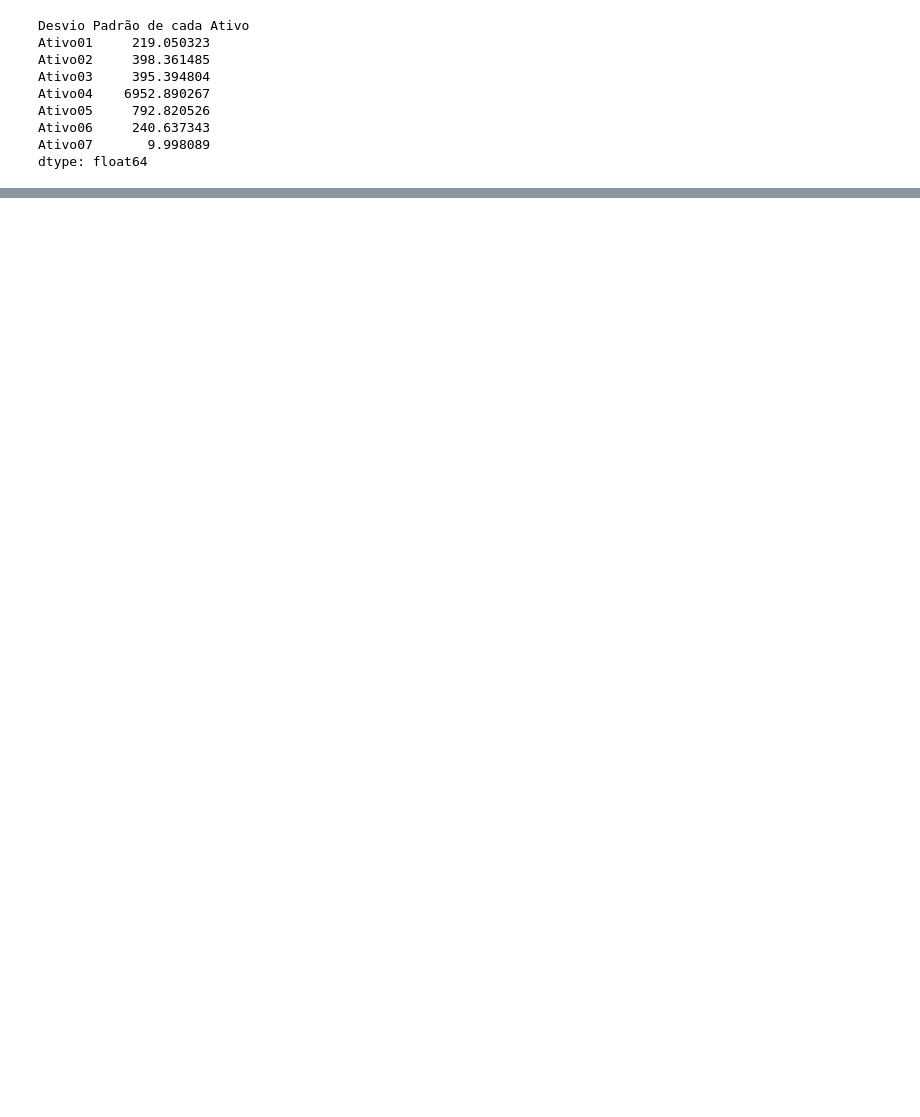
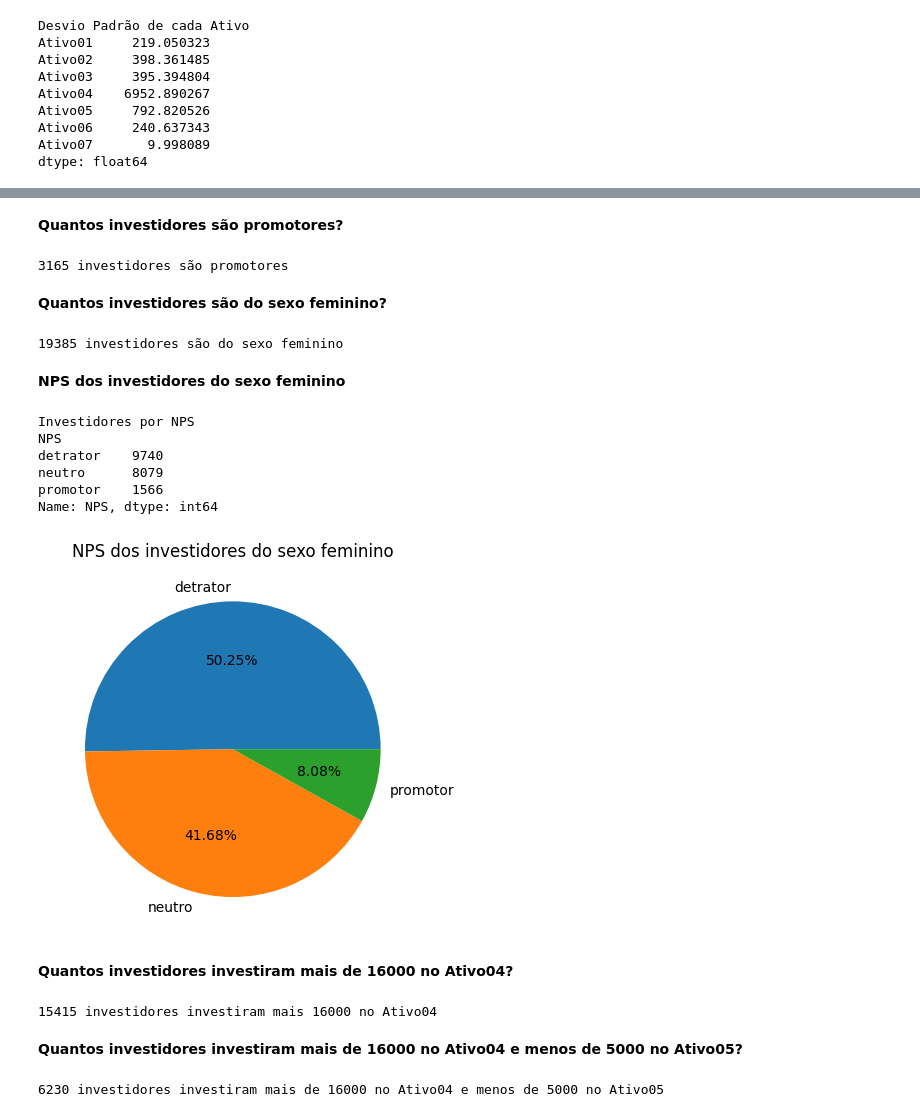
Before and after one commit to castroavila/projeto_aplicado_modulo_3, a Jupyter notebook: Proj 1 - pandas - notebook.ipynb, the cells around one changed output, grey strips where cells are left out. Saved outputs shown, nothing was run; the diff lists cells and outputs as text; code cells hidden in the pictures; blank space fills up the shorter version.

```diff
--- a/Proj 1 - pandas - notebook.ipynb
+++ b/Proj 1 - pandas - notebook.ipynb
@@ -498,0 +491,53 @@ Médiana da coluna "Media"
+# %% [markdown]
+**Quantos investidores são promotores?**
+# %%
+n_promotores = (invest_cadastro['NPS'] == 'promotor').sum()
+print(f'{n_promotores} investidores são promotores')
+# %% [output]
+3165 investidores são promotores
+# %% [markdown]
+**Quantos investidores são do sexo feminino?**
+# %%
+n_feminino = (invest_cadastro['Sexo'] == 'Feminino').sum()
+print(f'{n_feminino} investidores são do sexo feminino')
+# %% [output]
+19385 investidores são do sexo feminino
+# %% [markdown]
+**NPS dos investidores do sexo feminino**
+# %%
+print("Investidores por NPS")
+feminino = (invest_cadastro['Sexo'] == 'Feminino')
+invest_feminino = invest_cadastro[feminino]
+nps_feminino = invest_feminino.groupby('NPS')['NPS'].count()
+print(nps_feminino)
+
+labels = nps_feminino.index.tolist()
+values = nps_feminino.values
+
+plt.pie(values, labels=labels, autopct='%1.2f%%')
+
+plt.title('NPS dos investidores do sexo feminino')
+
+plt.show()
+# %% [output]
+Investidores por NPS
+NPS
+detrator    9740
+neutro      8079
+promotor    1566
+Name: NPS, dtype: int64
+[figure, added]
+# %% [markdown]
+**Quantos investidores investiram mais de 16000 no Ativo04?**
+# %%
+n_ativo04_acima_16000 = (invest_cadastro['Ativo04'] > 16000).sum()
+print(f'{n_ativo04_acima_16000} investidores investiram mais 16000 no Ativo04')
+# %% [output]
+15415 investidores investiram mais 16000 no Ativo04
+# %% [markdown]
+**Quantos investidores investiram mais de 16000 no Ativo04 e menos de 5000 no Ativo05?**
+# %%
+n_ativo04_ativo5 = ((invest_cadastro['Ativo04'] > 16000) & (invest_cadastro['Ativo05'] < 5000)).sum()
+print(f'{n_ativo04_ativo5} investidores investiram mais de 16000 no Ativo04 e menos de 5000 no Ativo05')
+# %% [output]
+6230 investidores investiram mais de 16000 no Ativo04 e menos de 5000 no Ativo05
```
Also changed, not shown: parts of 57 cells of this notebook.
